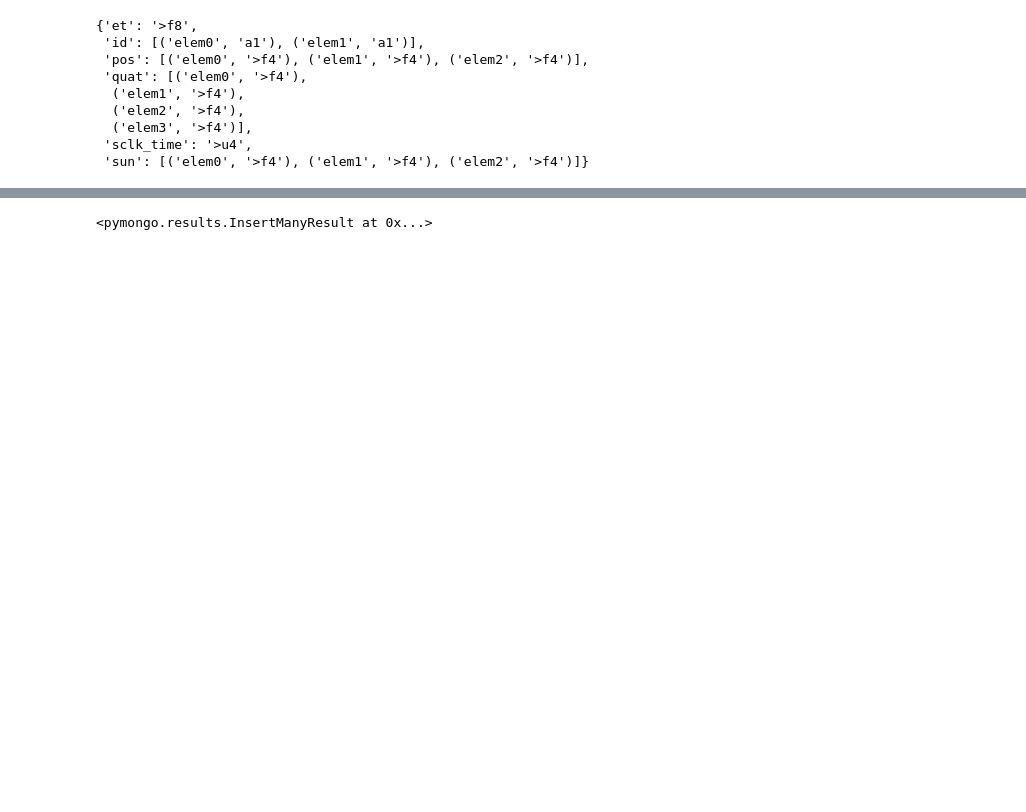
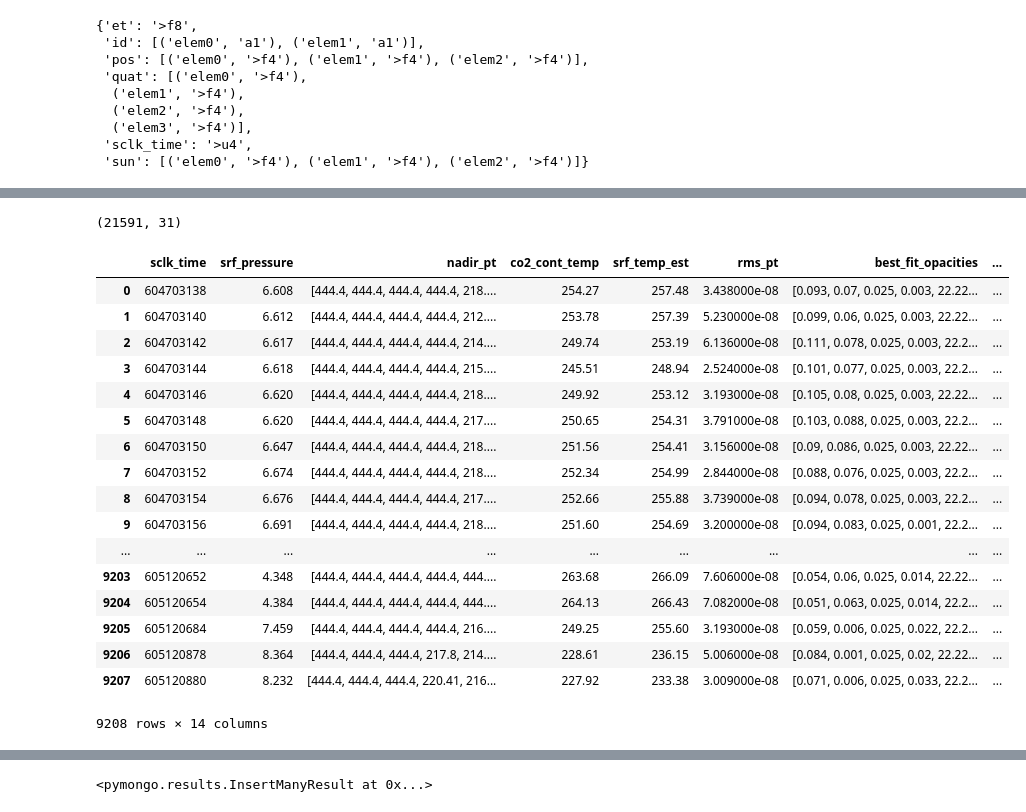
Before and after one commit to USGS-Astrogeology/mgs_tes_data, a Jupyter notebook: notebooks/To DataFrame.ipynb, the cells around one changed output, grey strips where cells are left out. Cells and saved outputs as stored; diff of their text form; code cells hidden in the pictures; blank space fills up the shorter version.

Commit message:
dataframe thing

```diff
--- a/notebooks/To DataFrame.ipynb
+++ b/notebooks/To DataFrame.ipynb
@@ -431,13 +464,13 @@ client = MongoClient('smalls', 27017)
 db = client.tes
 
 dataframes = {
-    'OBS' : table2type('OBS', num_files=1),
-    'TLM' : table2type('TLM', num_files=1),
-    'BOL' : table2type('BOL', num_files=1),
-    'GEO' : table2type('GEO', num_files=1),
-    'RAD' : table2type('RAD', num_files=1),
-    'POS' : table2type('POS', num_files=1),
-    'ATM' : table2type('ATM', num_files=1),
-    'CMP' : table2type('CMP', num_files=1),
-    'IFG' : table2type('IFG', num_files=1)
+    'OBS' : table2type('OBS', num_files=-1),
+    'TLM' : table2type('TLM', num_files=-1),
+    'BOL' : table2type('BOL', num_files=-1),
+    'GEO' : table2type('GEO', num_files=-1),
+    'RAD' : table2type('RAD', num_files=-1),
+    'POS' : table2type('POS', num_files=-1),
+    'ATM' : table2type('ATM', num_files=-1),
+    'CMP' : table2type('CMP', num_files=-1),
+    'IFG' : table2type('IFG', num_files=-1)
 }
@@ -446,5 +540,30 @@ single_key_dfs = [dataframes[key] for key in dataframes if  dataframes[key] is n
+# %%
+single_key_dfs[2].shape
+# %% [output]
+(21591, 31)
 # %%
 compound_key_dfs = [dataframes[key] for key in dataframes if dataframes[key] is not None and "detector" in dataframes[key].columns and "ifgm" not in dataframes[key].columns]
+# %%
+single_key_dfs[0]
+# %% [output]
+|  | sclk_time | srf_pressure | nadir_pt | co2_cont_temp | srf_temp_est | rms_pt | best_fit_opacities | ... |
+| 0 | 604703138 | 6.608 | [444.4, 444.4, 444.4, 444.4, 218.... | 254.27 | 257.48 | 3.438000e-08 | [0.093, 0.07, 0.025, 0.003, 22.22... | ... |
+| 1 | 604703140 | 6.612 | [444.4, 444.4, 444.4, 444.4, 212.... | 253.78 | 257.39 | 5.230000e-08 | [0.099, 0.06, 0.025, 0.003, 22.22... | ... |
+| 2 | 604703142 | 6.617 | [444.4, 444.4, 444.4, 444.4, 214.... | 249.74 | 253.19 | 6.136000e-08 | [0.111, 0.078, 0.025, 0.003, 22.2... | ... |
+| 3 | 604703144 | 6.618 | [444.4, 444.4, 444.4, 444.4, 215.... | 245.51 | 248.94 | 2.524000e-08 | [0.101, 0.077, 0.025, 0.003, 22.2... | ... |
+| 4 | 604703146 | 6.620 | [444.4, 444.4, 444.4, 444.4, 218.... | 249.92 | 253.12 | 3.193000e-08 | [0.105, 0.08, 0.025, 0.003, 22.22... | ... |
+| 5 | 604703148 | 6.620 | [444.4, 444.4, 444.4, 444.4, 217.... | 250.65 | 254.31 | 3.791000e-08 | [0.103, 0.088, 0.025, 0.003, 22.2... | ... |
+| 6 | 604703150 | 6.647 | [444.4, 444.4, 444.4, 444.4, 218.... | 251.56 | 254.41 | 3.156000e-08 | [0.09, 0.086, 0.025, 0.003, 22.22... | ... |
+| 7 | 604703152 | 6.674 | [444.4, 444.4, 444.4, 444.4, 218.... | 252.34 | 254.99 | 2.844000e-08 | [0.088, 0.076, 0.025, 0.003, 22.2... | ... |
+| 8 | 604703154 | 6.676 | [444.4, 444.4, 444.4, 444.4, 217.... | 252.66 | 255.88 | 3.739000e-08 | [0.094, 0.078, 0.025, 0.003, 22.2... | ... |
+| 9 | 604703156 | 6.691 | [444.4, 444.4, 444.4, 444.4, 218.... | 251.60 | 254.69 | 3.200000e-08 | [0.094, 0.083, 0.025, 0.001, 22.2... | ... |
+| ... | ... | ... | ... | ... | ... | ... | ... | ... |
+| 9203 | 605120652 | 4.348 | [444.4, 444.4, 444.4, 444.4, 444.... | 263.68 | 266.09 | 7.606000e-08 | [0.054, 0.06, 0.025, 0.014, 22.22... | ... |
+| 9204 | 605120654 | 4.384 | [444.4, 444.4, 444.4, 444.4, 444.... | 264.13 | 266.43 | 7.082000e-08 | [0.051, 0.063, 0.025, 0.014, 22.2... | ... |
+| 9205 | 605120684 | 7.459 | [444.4, 444.4, 444.4, 444.4, 216.... | 249.25 | 255.60 | 3.193000e-08 | [0.059, 0.006, 0.025, 0.022, 22.2... | ... |
+| 9206 | 605120878 | 8.364 | [444.4, 444.4, 444.4, 217.8, 214.... | 228.61 | 236.15 | 5.006000e-08 | [0.084, 0.001, 0.025, 0.02, 22.22... | ... |
+| 9207 | 605120880 | 8.232 | [444.4, 444.4, 444.4, 220.41, 216... | 227.92 | 233.38 | 3.009000e-08 | [0.071, 0.006, 0.025, 0.033, 22.2... | ... |
+9208 rows × 14 columns
 # %%
 # single_key_dfs = [df.set_index(["sclk_time"], drop=False) for df in single_key_dfs]
 
```
Also changed, not shown: parts of 23 cells of this notebook.
